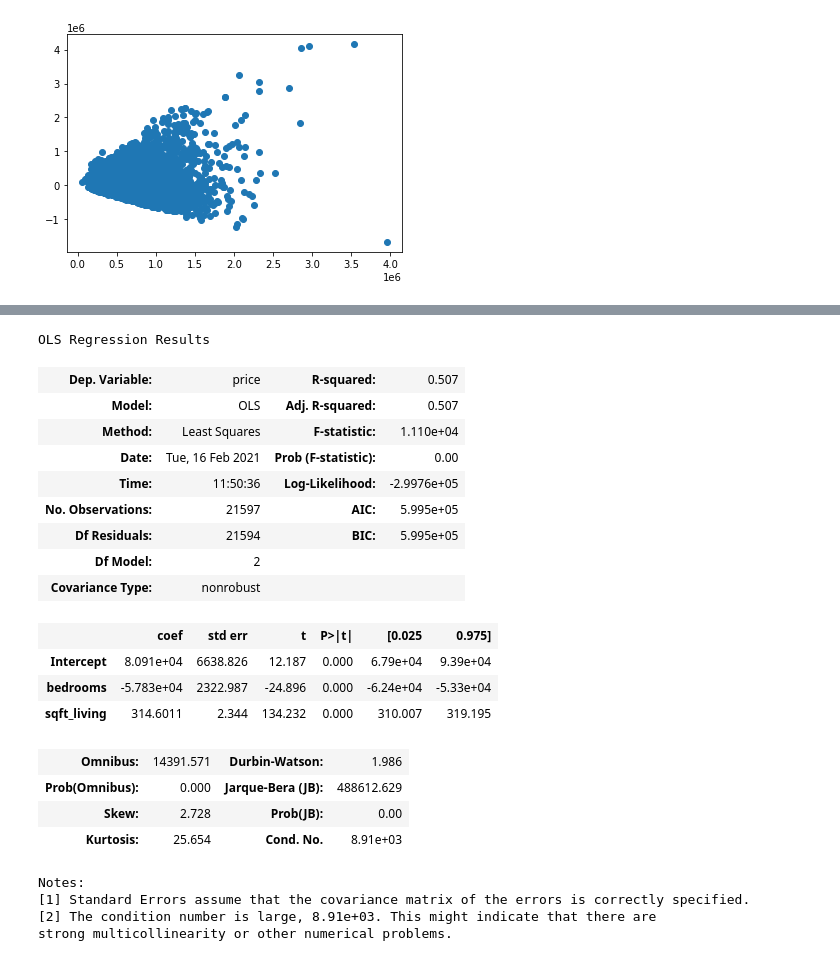
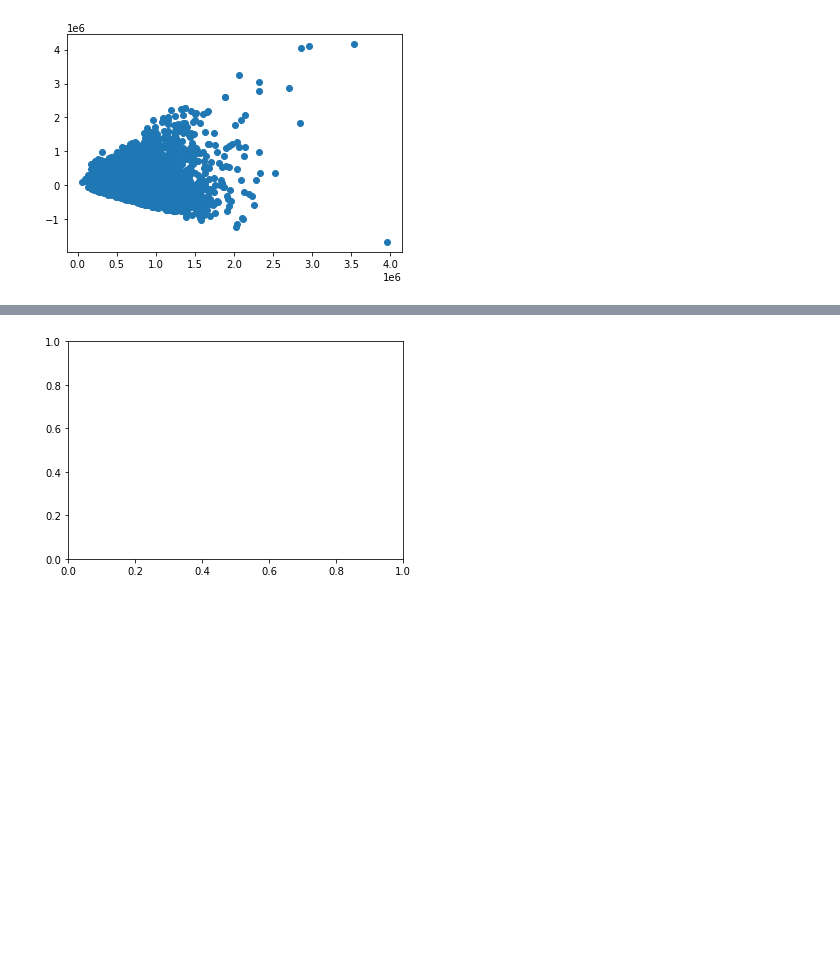
Before and after one commit to marcosvppfernandes/dsc-phase-2-project, a Jupyter notebook: Phase 2 project Rachel.ipynb, the cells around one changed output, grey strips where cells are left out. Cells and saved outputs as stored; diff of their text form; code cells hidden in the pictures; blank space fills up the shorter version.

```diff
--- a/Phase 2 project Rachel.ipynb
+++ b/Phase 2 project Rachel.ipynb
@@ -233,25 +243,14 @@ qqplot(pricekc_modtest.resid, line = 'q')
-# %%
-pricekc_mod_summtest
-# %% [output]
-OLS Regression Results
-| Dep. Variable: | price | R-squared: | 0.507 |
-| Model: | OLS | Adj. R-squared: | 0.507 |
-| Method: | Least Squares | F-statistic: | 1.110e+04 |
-| Date: | Tue, 16 Feb 2021 | Prob (F-statistic): | 0.00 |
-| Time: | 11:50:36 | Log-Likelihood: | -2.9976e+05 |
-| No. Observations: | 21597 | AIC: | 5.995e+05 |
-| Df Residuals: | 21594 | BIC: | 5.995e+05 |
-| Df Model: | 2 |  |  |
-| Covariance Type: | nonrobust |  |  |
-|  | coef | std err | t | P>|t| | [0.025 | 0.975] |
-| Intercept | 8.091e+04 | 6638.826 | 12.187 | 0.000 | 6.79e+04 | 9.39e+04 |
-| bedrooms | -5.783e+04 | 2322.987 | -24.896 | 0.000 | -6.24e+04 | -5.33e+04 |
-| sqft_living | 314.6011 | 2.344 | 134.232 | 0.000 | 310.007 | 319.195 |
-| Omnibus: | 14391.571 | Durbin-Watson: | 1.986 |
-| Prob(Omnibus): | 0.000 | Jarque-Bera (JB): | 488612.629 |
-| Skew: | 2.728 | Prob(JB): | 0.00 |
-| Kurtosis: | 25.654 | Cond. No. | 8.91e+03 |
-Notes:
-[1] Standard Errors assume that the covariance matrix of the errors is correctly specified.
-[2] The condition number is large, 8.91e+03. This might indicate that there are
-strong multicollinearity or other numerical problems.
+# %%
+#initial model is not good. check with small list of features of highly correledted data
+# lits of high corrrelations from big to small: sqft_living, grade, sqft_above, sqft_living15, bathrooms
+
+price_sqftliving_grade = "price~sqft_living+grade"
+price_sqftliving_grade_mod =  ols(formula=price_sqftliving_grade, data=df).fit()
+price_sqftliving_grade_mod.summary()
+#qqplot(price_sqftliving_grade_mod.resid, line = 'q')
+y =price_sqftliving_grade_mod.resid
+x = price_sqftliving_grade_mod.predict(df[['grade', 'sqft_living']])
+fig, ax = plt.subplots()
+#ax.scatter(x,y)
+# %% [output]
+[figure, added]
```
Also changed, not shown: parts of 18 cells of this notebook.
